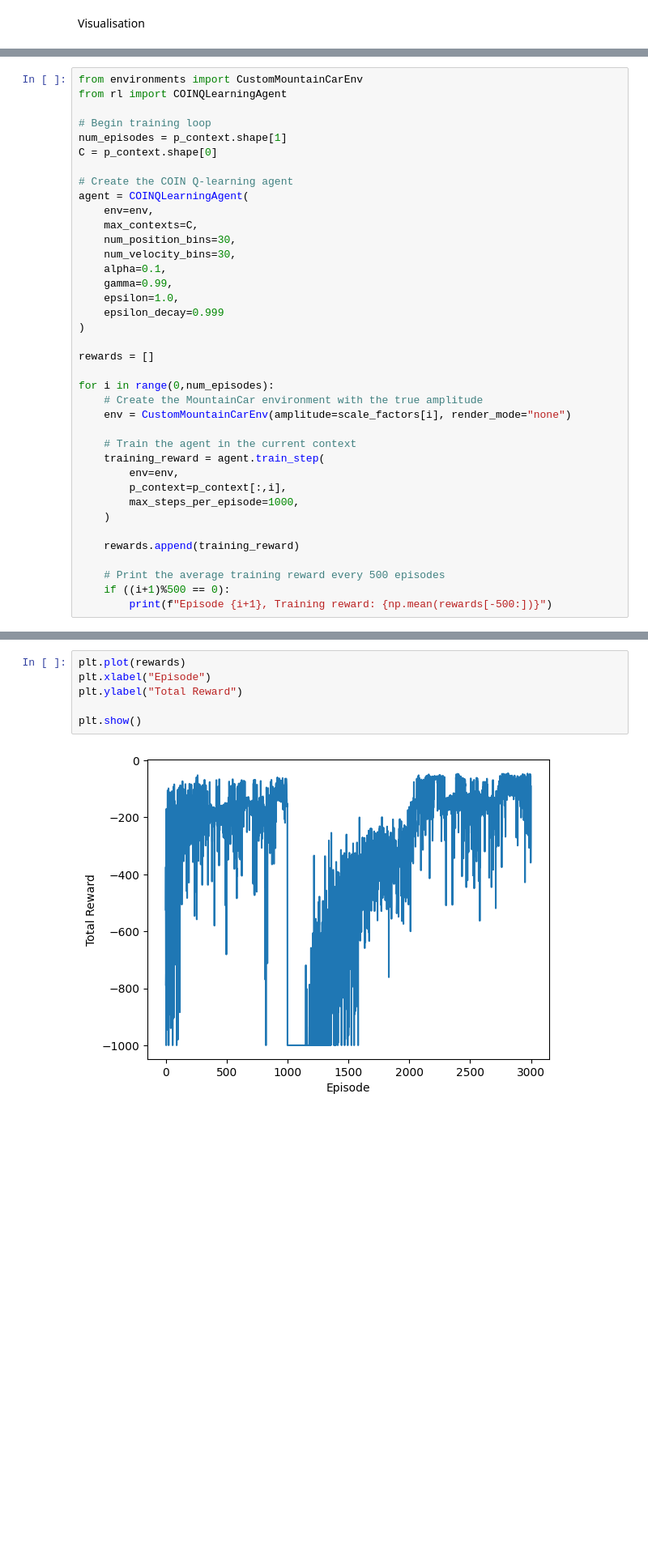
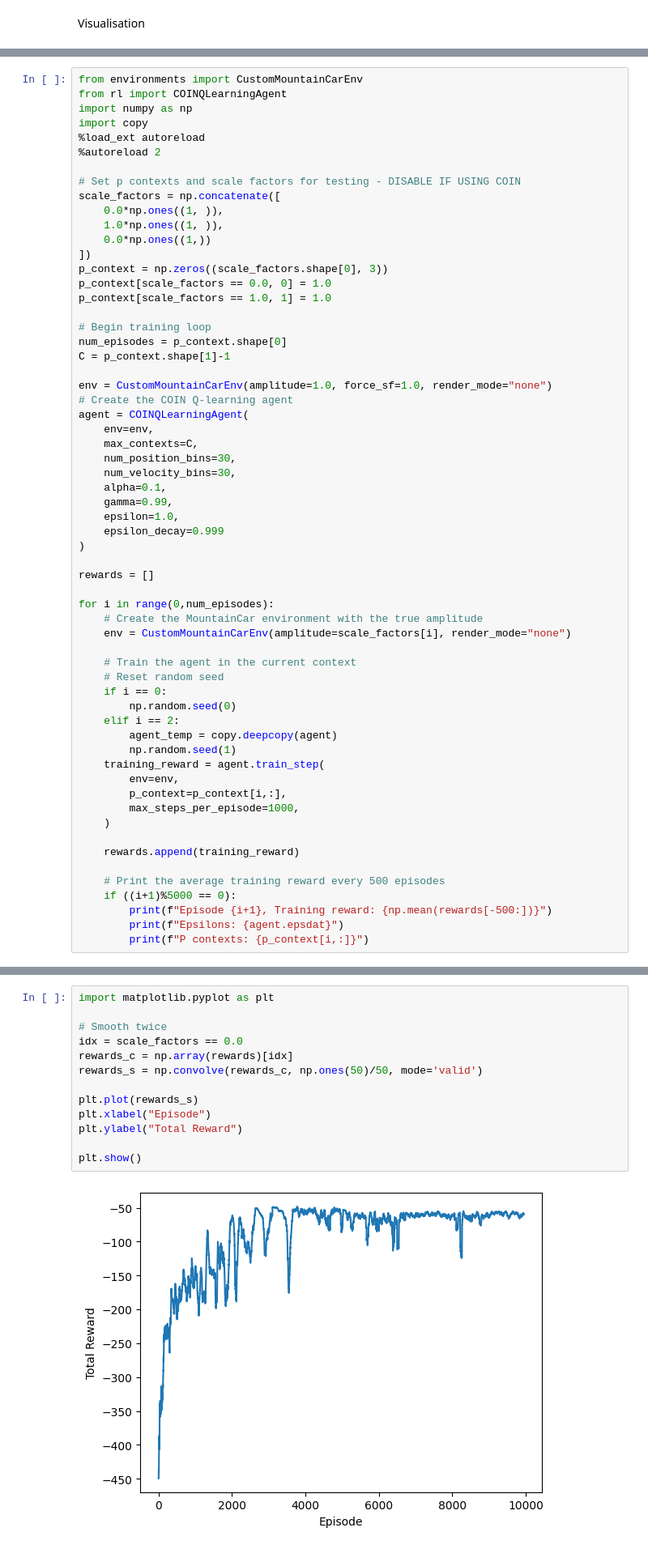
Before and after one commit to RichieRich2569/COINRL, a Jupyter notebook: basics.ipynb, the cells around one changed output, grey strips where cells are left out. Shown at 81% size. Saved outputs shown, nothing was run; the diff lists cells and outputs as text; blank space fills up the shorter version.

Commit message:
Complete Fig1a coding and plotting.

```diff
--- a/basics.ipynb
+++ b/basics.ipynb
@@ -336,11 +277,26 @@ plt.show()
 # %%
 from environments import CustomMountainCarEnv
 from rl import COINQLearningAgent
+import numpy as np
+import copy
+%load_ext autoreload
+%autoreload 2
+
+# Set p contexts and scale factors for testing - DISABLE IF USING COIN
+scale_factors = np.concatenate([
+    0.0*np.ones((1, )),
+    1.0*np.ones((1, )),
+    0.0*np.ones((1,))
+])
+p_context = np.zeros((scale_factors.shape[0], 3))
+p_context[scale_factors == 0.0, 0] = 1.0
+p_context[scale_factors == 1.0, 1] = 1.0
 
 # Begin training loop
-num_episodes = p_context.shape[1]
-C = p_context.shape[0]
+num_episodes = p_context.shape[0]
+C = p_context.shape[1]-1
 
+env = CustomMountainCarEnv(amplitude=1.0, force_sf=1.0, render_mode="none")
 # Create the COIN Q-learning agent
 agent = COINQLearningAgent(
     env=env,
@@ -360,15 +316,23 @@ for i in range(0,num_episodes):
     env = CustomMountainCarEnv(amplitude=scale_factors[i], render_mode="none")
 
     # Train the agent in the current context
+    # Reset random seed
+    if i == 0:
+        np.random.seed(0)
+    elif i == 2:
+        agent_temp = copy.deepcopy(agent)
+        np.random.seed(1)
     training_reward = agent.train_step(
         env=env,
-        p_context=p_context[:,i],
+        p_context=p_context[i,:],
         max_steps_per_episode=1000,
     )
 
     rewards.append(training_reward)
 
     # Print the average training reward every 500 episodes
-    if ((i+1)%500 == 0):
+    if ((i+1)%5000 == 0):
         print(f"Episode {i+1}, Training reward: {np.mean(rewards[-500:])}")
+        print(f"Epsilons: {agent.epsdat}")
+        print(f"P contexts: {p_context[i,:]}")
 # %% [output]
@@ -380,8 +341,15 @@ Error:
 # %%
-plt.plot(rewards)
+import matplotlib.pyplot as plt
+
+# Smooth twice
+idx = scale_factors == 0.0
+rewards_c = np.array(rewards)[idx]
+rewards_s = np.convolve(rewards_c, np.ones(50)/50, mode='valid')
+
+plt.plot(rewards_s)
 plt.xlabel("Episode")
 plt.ylabel("Total Reward")
 
 plt.show()
 # %% [output]
-[figure, old version]
+[figure, new version]
```
Also changed, not shown: parts of 13 cells of this notebook, 13 other files.
